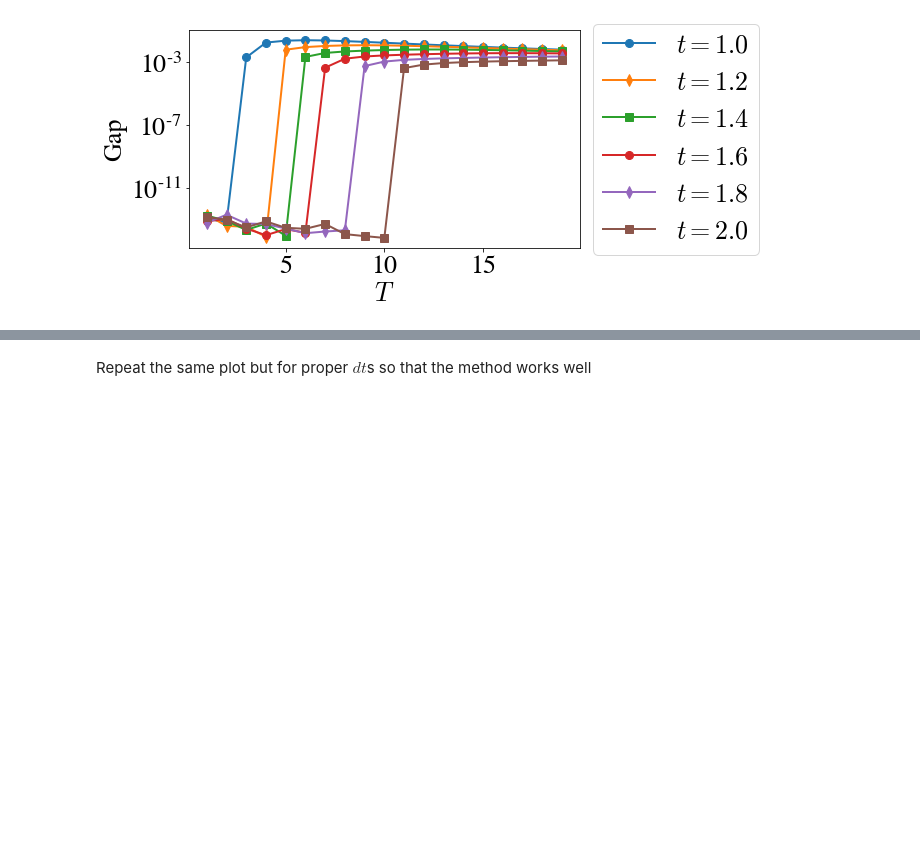
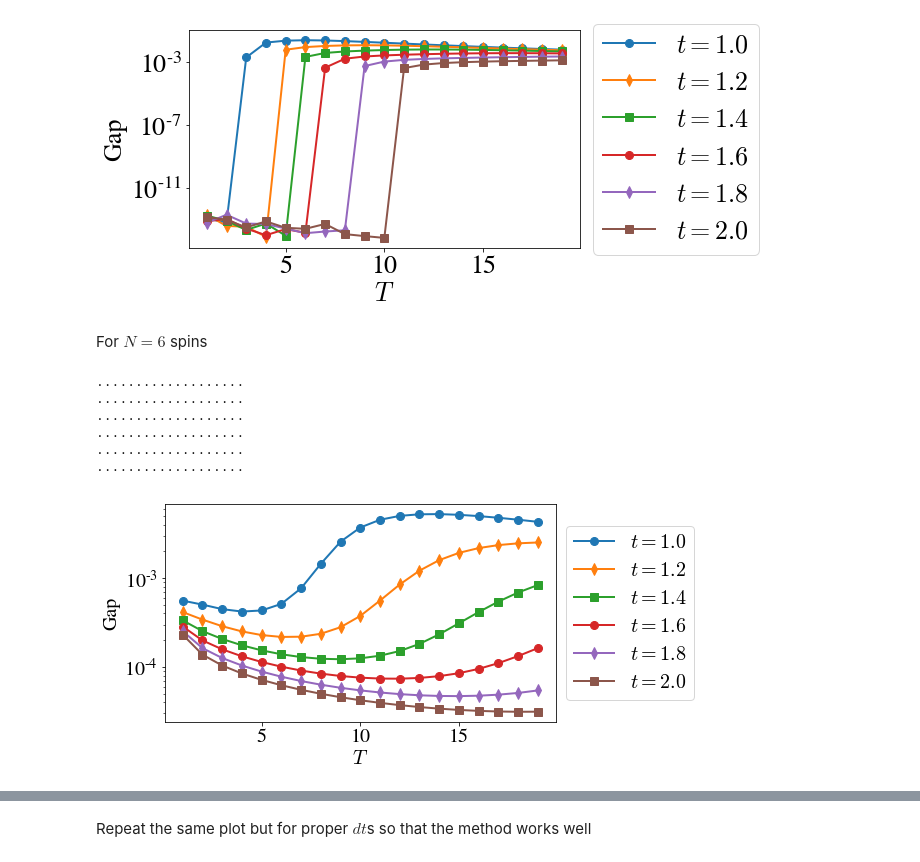
Before and after one commit to stavros11/Time-Evolution, a Jupyter notebook: ed.ipynb, the cells around one changed output, grey strips where cells are left out. Drawn from its saved outputs; the diff is of its cells as text; code cells hidden in the pictures; blank space fills up the shorter version.

```diff
--- a/ed.ipynb
+++ b/ed.ipynb
@@ -69,3 +108,15 @@ plt.savefig("ed_overlaps_steps.pdf", bbox_inches='tight')
+# %%
+cseq = sns.color_palette("Blues", len(system_x))
+plt.figure(figsize=(7, 4))
+plt.plot(t, exact_x[-1], "--", color="black", linewidth=2.5, label="Exact")
+for i, time_steps in enumerate(T_list):
+     plt.plot(np.linspace(0.0, t_final, time_steps + 1), system_x[i],
+              linewidth=2.5, color=cseq[i], label="$T={}$".format(time_steps))
+plt.xlabel("$t$")
+plt.ylabel(r"$\left \langle \sigma _x\right \rangle$")
+plt.legend(loc='center', bbox_to_anchor=(0.48, 0.75), fontsize=22)
+#plt.show()
+plt.savefig("sigma_x_system.pdf", bbox_inches='tight')
 # %% [markdown]
 Solve eigenvalue problem for Clock with penalty term for the initial condition and check how it compares with exact evolution and the Clock system solution
 # %%
@@ -248,3 +301,47 @@ plt.legend(loc='center left', bbox_to_anchor=(1, 0.5))
 plt.show()
 # %% [output]
 [figure]
+# %% [markdown]
+For $N=6$ spins
+# %%
+n_sites = 6
+h_init = 1.0
+h_ev = 0.5
+t_final_list = [1.0, 1.2, 1.4, 1.6, 1.8, 2.0]
+T_list = np.arange(1, 20)
+penalty = 1000.0
+
+gaps = []
+for t_final in t_final_list:
+    gaps.append([])
+    for time_steps in T_list:
+        t = np.linspace(0.0, t_final, time_steps + 1)
+        dt = t[1] - t[0]
+        exact_state, obs = utils.tfim_exact_evolution(n_sites, t[-1], time_steps, h0=h_init, h=h_ev)
+
+        clock_pen = ed.construct_sparse_clock(ham, dt, time_steps, init_penalty=penalty, psi0=exact_state[0])
+        clock_pen = np.array(clock_pen.todense())
+
+        eigvals = np.linalg.eigvalsh(clock_pen)
+        gaps[-1].append(eigvals[1] - eigvals[0])
+
+        print(".", end="")
+    print()
+
+plt.figure(figsize=(7, 4))
+markers = 3 * ["o", "d", "s"]
+
+for i, t_final in enumerate(t_final_list):
+    plt.semilogy(T_list, gaps[i], marker=markers[i], linewidth=2.0, markersize=8, color=cp[i], label="$t=%.1f$"%t_final)
+plt.xlabel("$T$")
+plt.ylabel("Gap")
+plt.legend(loc='center left', bbox_to_anchor=(1, 0.5))
+plt.show()
+# %% [output]
+...................
+...................
+...................
+...................
+...................
+...................
+[figure, added]
```
Also changed, not shown: parts of 11 cells of this notebook, 1 other file.
